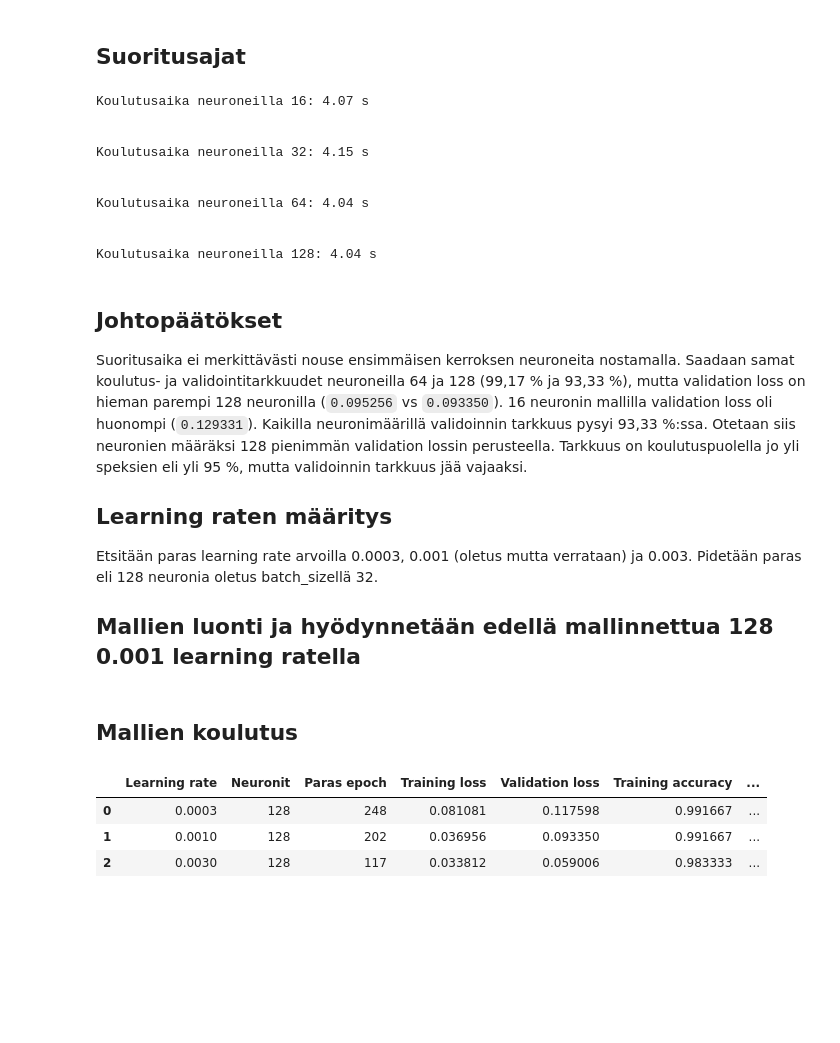
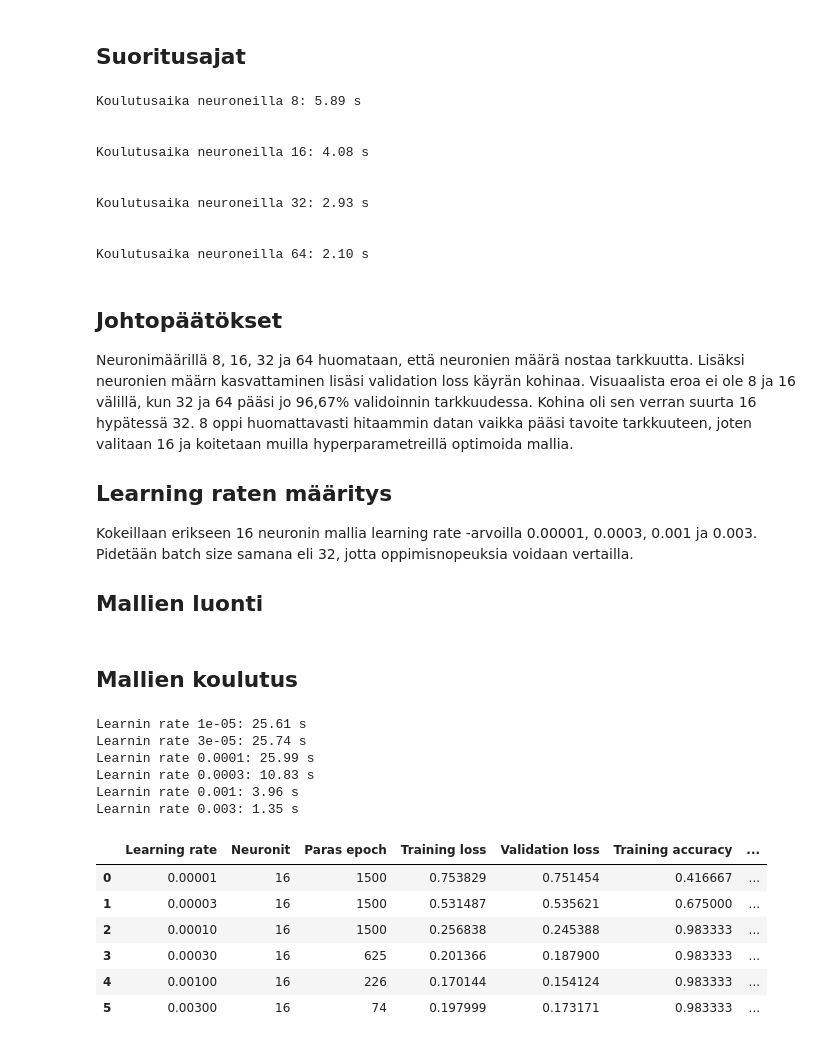
Before and after one commit to MustBeViable/neuroverkkokurssi, a Jupyter notebook: week1_FCN_Elias_Rinne.ipynb, the cells around one changed output. Saved outputs shown, nothing was run; the diff lists cells and outputs as text; code cells hidden in the pictures; blank space fills up the shorter version.

```diff
--- a/week1_FCN_Elias_Rinne.ipynb
+++ b/week1_FCN_Elias_Rinne.ipynb
@@ -259,7 +258,7 @@ training_times = []
 for model in model_list:
     keras.utils.set_random_seed(0)
     start = time.perf_counter()
-    history = model.fit(x_shuffled, y_shuffled, epochs=250, batch_size=32, validation_split=0.2, verbose=0)
+    history = model.fit(x_shuffled, y_shuffled, epochs=max_epochs, batch_size=32, validation_split=0.2, callbacks=[stopper], verbose=0)
     histories.append(history)
 
     elapsed = time.perf_counter() - start
@@ -270,7 +269,7 @@ results = []
 ## HUOM AI:lta pyydetty koodinpätkä, että saadaan data järkevästi vertailtavaan muotoon.
 ## Epäonnistuin ite täs liian monta kertaa, joten pyysin korjaamaan.
 for neurons, history, elapsed in zip(
-    [16, 32, 64, 128], histories, training_times
+    [8, 16, 32, 64], histories, training_times
 ):
     # Etsitään pienimmän validation lossin epoch (jätin tän kun ite en tiennyt mitä tässä tarkalleen tapahtuu)
     best_idx = np.argmin(history.history["val_loss"])
@@ -296,0 +296,17 @@ display(results_df)
+# %%
+# Piirretään jokaisen neuronimäärän training loss ja validation loss
+for neurons, history in zip([8, 16, 32, 64], histories):
+    best_epoch = np.argmin(history.history["val_loss"]) + 1
+    epochs = range(1, len(history.history["loss"]) + 1)
+
+    plt.figure(figsize=(10, 5))
+    plt.plot(epochs, history.history["loss"], label="Training loss")
+    plt.plot(epochs, history.history["val_loss"], label="Validation loss")
+    plt.axvline(best_epoch, linestyle="--", label="Paras epoch")
+
+    plt.xlabel("Epoch")
+    plt.ylabel("Loss")
+    plt.title(f"Neuronit: {neurons} – oppimiskäyrät")
+    plt.legend()
+    plt.grid(True)
+    plt.show()
@@ -297,27 +318,27 @@ display(results_df)
 # %% [markdown]
 ## Suoritusajat
 # %%
-for neurons, training_time in zip([16, 32, 64, 128], training_times):
+for neurons, training_time in zip([8, 16, 32, 64], training_times):
     print(f"\nKoulutusaika neuroneilla {neurons}: {training_time:.2f} s\n")
 # %% [output]
-Koulutusaika neuroneilla 16: 4.07 s
+Koulutusaika neuroneilla 8: 5.89 s
 
 
-Koulutusaika neuroneilla 32: 4.15 s
+Koulutusaika neuroneilla 16: 4.08 s
 
 
-Koulutusaika neuroneilla 64: 4.04 s
+Koulutusaika neuroneilla 32: 2.93 s
 
 
-Koulutusaika neuroneilla 128: 4.04 s
+Koulutusaika neuroneilla 64: 2.10 s
 # %% [markdown]
 ## Johtopäätökset
 
-Suoritusaika ei merkittävästi nouse ensimmäisen kerroksen neuroneita nostamalla. Saadaan samat koulutus- ja validointitarkkuudet neuroneilla 64 ja 128 (99,17 % ja 93,33 %), mutta validation loss on hieman parempi 128 neuronilla (`0.095256` vs `0.093350`). 16 neuronin mallilla validation loss oli huonompi (`0.129331`). Kaikilla neuronimäärillä validoinnin tarkkuus pysyi 93,33 %:ssa. Otetaan siis neuronien määräksi 128 pienimmän validation lossin perusteella. Tarkkuus on koulutuspuolella jo yli speksien eli yli 95 %, mutta validoinnin tarkkuus jää vajaaksi.
+Neuronimäärillä 8, 16, 32 ja 64 huomataan, että neuronien määrä nostaa tarkkuutta. Lisäksi neuronien määrn kasvattaminen lisäsi validation loss käyrän kohinaa. Visuaalista eroa ei ole 8 ja 16 välillä, kun 32 ja 64 pääsi jo 96,67% validoinnin tarkkuudessa. Kohina oli sen verran suurta 16 hypätessä 32. 8 oppi huomattavasti hitaammin datan vaikka pääsi tavoite tarkkuuteen, joten valitaan 16 ja koitetaan muilla hyperparametreillä optimoida mallia.
 
 ## Learning raten määritys
 
-Etsitään paras learning rate arvoilla 0.0003, 0.001 (oletus mutta verrataan) ja 0.003. Pidetään paras eli 128 neuronia oletus batch_sizellä 32.
+Kokeillaan erikseen 16 neuronin mallia learning rate -arvoilla 0.00001, 0.0003, 0.001 ja 0.003. Pidetään batch size samana eli 32, jotta oppimisnopeuksia voidaan vertailla.
 
-## Mallien luonti ja hyödynnetään edellä mallinnettua 128 0.001 learning ratella
+## Mallien luonti
 # %%
@@ -351,17 +435,19 @@ import time
 
 # Tallennetaan mallit, historiat ja koulutusajat learning raten mukaan
 lr_models = {
-    0.0003: model128_0003,
-    0.003: model128_003
+    0.00001: model16_00001,
+    0.00003: model16_00003,
+    0.0001: model16_0001,
+    0.0003: model16_0003,
+    0.001: model16_001,
+    0.003: model16_003
 }
 
-lr_histories = {
-    0.001: histories[3]  # Aikaisemmin koulutettu 128 neuronin malli 0.001 ratella
-}
+lr_histories = {}
 
-lr_training_times = {
-    0.001: training_times[3]
-}
+lr_training_times = {}
+
+lrates = [0.00001, 0.0003, 0.001, 0.003]
 
 ## Verbose=0 piilottaa epochit, jotta ei täytä notebookkia
 for learning_rate, model in lr_models.items():
@@ -372,42 +458,54 @@ for learning_rate, model in lr_models.items():
     history = model.fit(
         x_shuffled,
         y_shuffled,
-        epochs=250,
+        epochs=max_epochs,
         batch_size=32,
         validation_split=0.2,
+        callbacks=[stopper],
         verbose=0
     )
 
     elapsed = time.perf_counter() - start
 
+    print(f"Learnin rate {learning_rate}: {elapsed:.2f} s")
     lr_histories[learning_rate] = history
     lr_training_times[learning_rate] = elapsed
+# %% [output]
+Learnin rate 1e-05: 25.61 s
+Learnin rate 3e-05: 25.74 s
+Learnin rate 0.0001: 25.99 s
+Learnin rate 0.0003: 10.83 s
+Learnin rate 0.001: 3.96 s
+Learnin rate 0.003: 1.35 s
 # %%
 results = []
 
 ## HUOM AI:lta pyydetty koodinpätkä, että saadaan data järkevästi vertailtavaan muotoon.
 ## Epäonnistuin ite täs liian monta kertaa, joten pyysin korjaamaan.
 for learning_rate, history in sorted(lr_histories.items()):
 
     # Etsitään epoch, jolla validation loss oli pienin
     best_idx = np.argmin(history.history["val_loss"])
 
     results.append({
         "Learning rate": learning_rate,
-        "Neuronit": 128,
+        "Neuronit": 16,
         "Paras epoch": best_idx + 1,
         "Training loss": history.history["loss"][best_idx],
         "Validation loss": history.history["val_loss"][best_idx],
         "Training accuracy": history.history["accuracy"][best_idx],
         "Validation accuracy": history.history["val_accuracy"][best_idx],
         "Koulutusaika (s)": lr_training_times[learning_rate]
     })
 
 results_df = pd.DataFrame(results)
 
 display(results_df)
 # %% [output]
 |  | Learning rate | Neuronit | Paras epoch | Training loss | Validation loss | Training accuracy | ... |
-| 0 | 0.0003 | 128 | 248 | 0.081081 | 0.117598 | 0.991667 | ... |
-| 1 | 0.0010 | 128 | 202 | 0.036956 | 0.093350 | 0.991667 | ... |
-| 2 | 0.0030 | 128 | 117 | 0.033812 | 0.059006 | 0.983333 | ... |
+| 0 | 0.00001 | 16 | 1500 | 0.753829 | 0.751454 | 0.416667 | ... |
+| 1 | 0.00003 | 16 | 1500 | 0.531487 | 0.535621 | 0.675000 | ... |
+| 2 | 0.00010 | 16 | 1500 | 0.256838 | 0.245388 | 0.983333 | ... |
+| 3 | 0.00030 | 16 | 625 | 0.201366 | 0.187900 | 0.983333 | ... |
+| 4 | 0.00100 | 16 | 226 | 0.170144 | 0.154124 | 0.983333 | ... |
+| 5 | 0.00300 | 16 | 74 | 0.197999 | 0.173171 | 0.983333 | ... |
```
Also changed, not shown: parts of 30 cells of this notebook.
